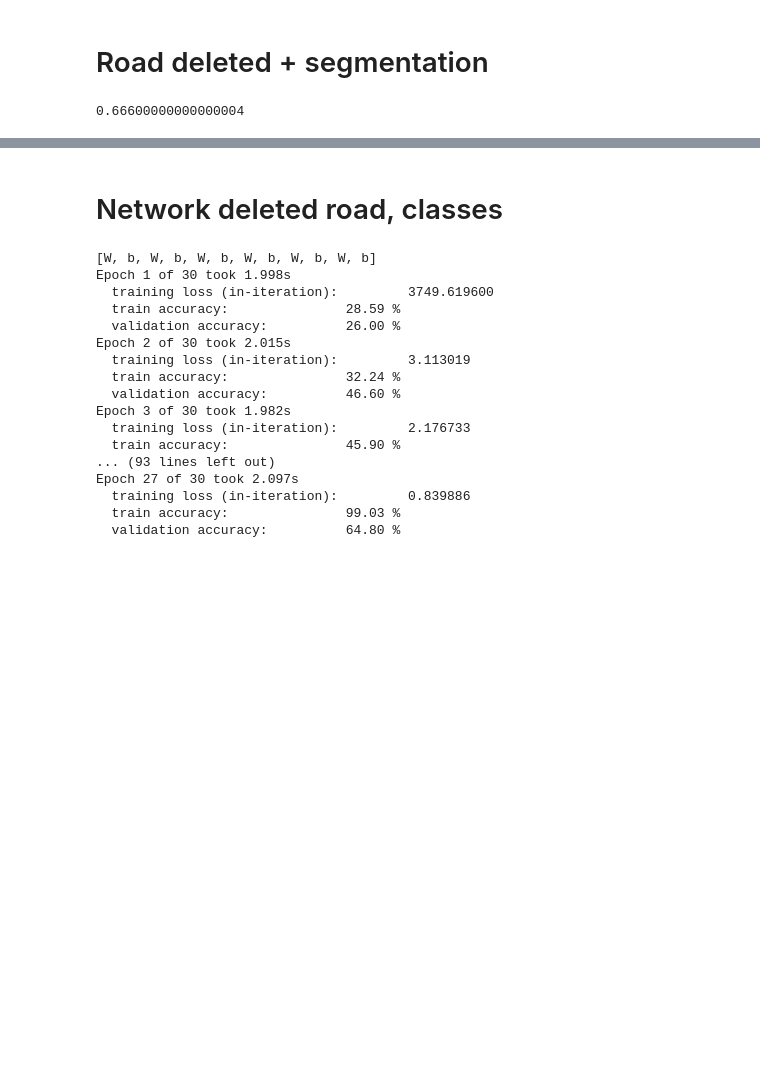
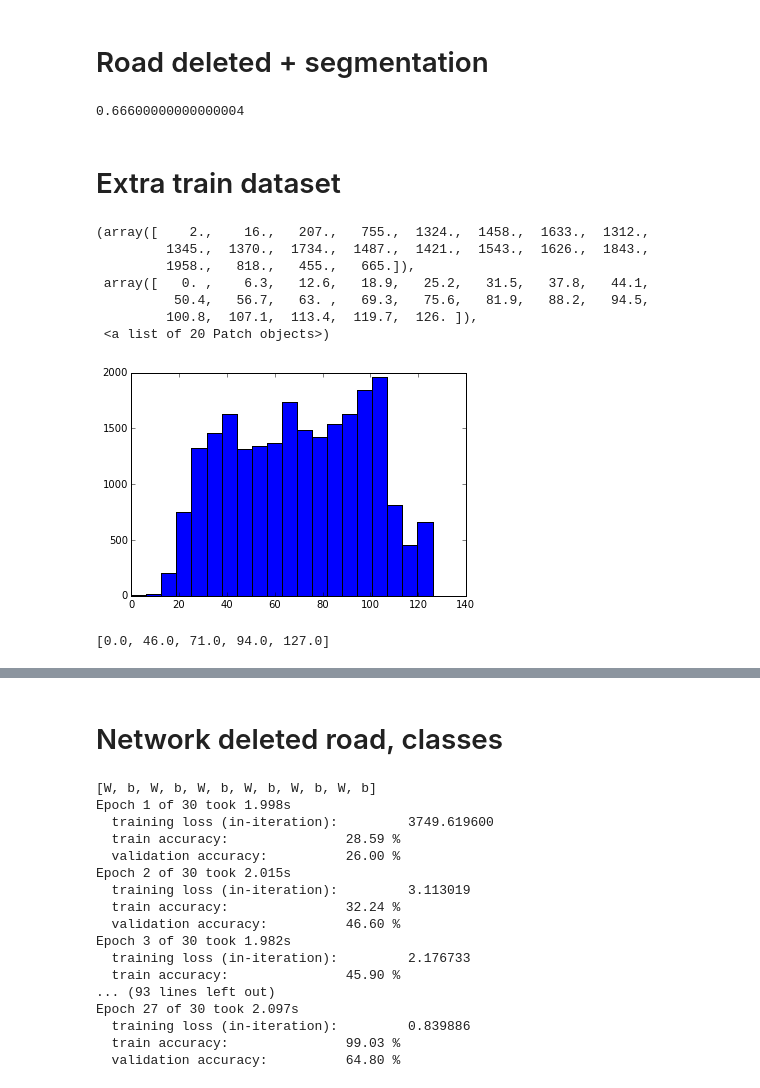
Before and after one commit to Avidereta/dl_project, a Jupyter notebook: classifiers.ipynb, the cells around one changed output, grey strips where cells are left out. Drawn from its saved outputs; the diff is of its cells as text; code cells hidden in the pictures; blank space fills up the shorter version.

```diff
--- a/classifiers.ipynb
+++ b/classifiers.ipynb
@@ -109,0 +285,2 @@ plt.hist(y_train)
+# %%
+basic_wildfowl.fit_meta(GradientBoostingClassifier(n_estimators=200).fit).score(np.array(f1_val), y_val)
@@ -109,0 +291,2 @@ plt.hist(y_train)
+# %%
+basic_wildfowl.fit_meta(AdaBoostClassifier(n_estimators=30).fit).score(np.array(f1_val), y_val)
@@ -109,0 +295,2 @@ plt.hist(y_train)
+# %%
+basic_wildfowl.fit_meta(AdaBoostClassifier(n_estimators=50).fit).score(np.array(f1_val), y_val)
@@ -109,0 +299,2 @@ plt.hist(y_train)
+# %%
+basic_wildfowl.fit_meta(AdaBoostClassifier(n_estimators=100).fit).score(np.array(f1_val), y_val)
@@ -245,3 +469,16 @@ clf = LogisticRegression(C=0.001, penalty='l1')
 clf.fit(np.hstack((np.array(f1_train), np.array(f2_train))), y_train).score(np.hstack((np.array(f1_val), np.array(f2_val))), y_val)
 # %% [output]
 0.66600000000000004
+# %% [markdown]
+# Extra train dataset
+# %%
+plt.hist(y_train, bins=20)
+# %% [output]
+(array([    2.,    16.,   207.,   755.,  1324.,  1458.,  1633.,  1312.,
+         1345.,  1370.,  1734.,  1487.,  1421.,  1543.,  1626.,  1843.,
+         1958.,   818.,   455.,   665.]),
+ array([   0. ,    6.3,   12.6,   18.9,   25.2,   31.5,   37.8,   44.1,
+          50.4,   56.7,   63. ,   69.3,   75.6,   81.9,   88.2,   94.5,
+         100.8,  107.1,  113.4,  119.7,  126. ]),
+ <a list of 20 Patch objects>)
+[figure, added]
@@ -247,0 +491,4 @@ clf.fit(np.hstack((np.array(f1_train), np.array(f2_train))), y_train).score(np.h
+# %%
+bins_extra
+# %% [output]
+[0.0, 46.0, 71.0, 94.0, 127.0]
```
Also changed, not shown: parts of 55 cells of this notebook, 3 other files.
